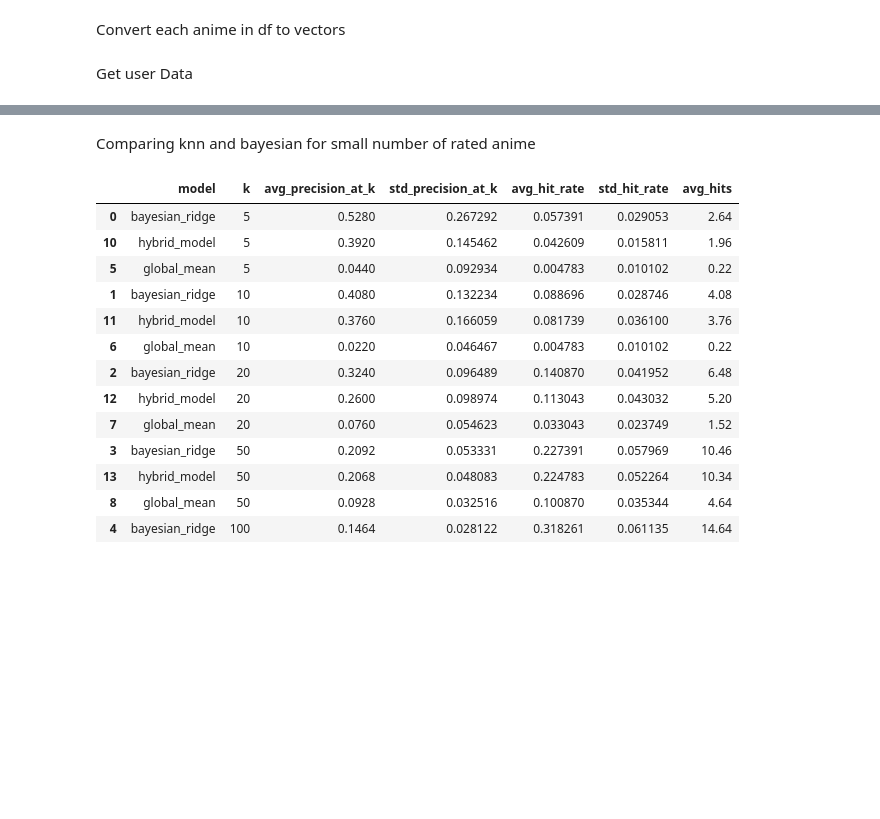
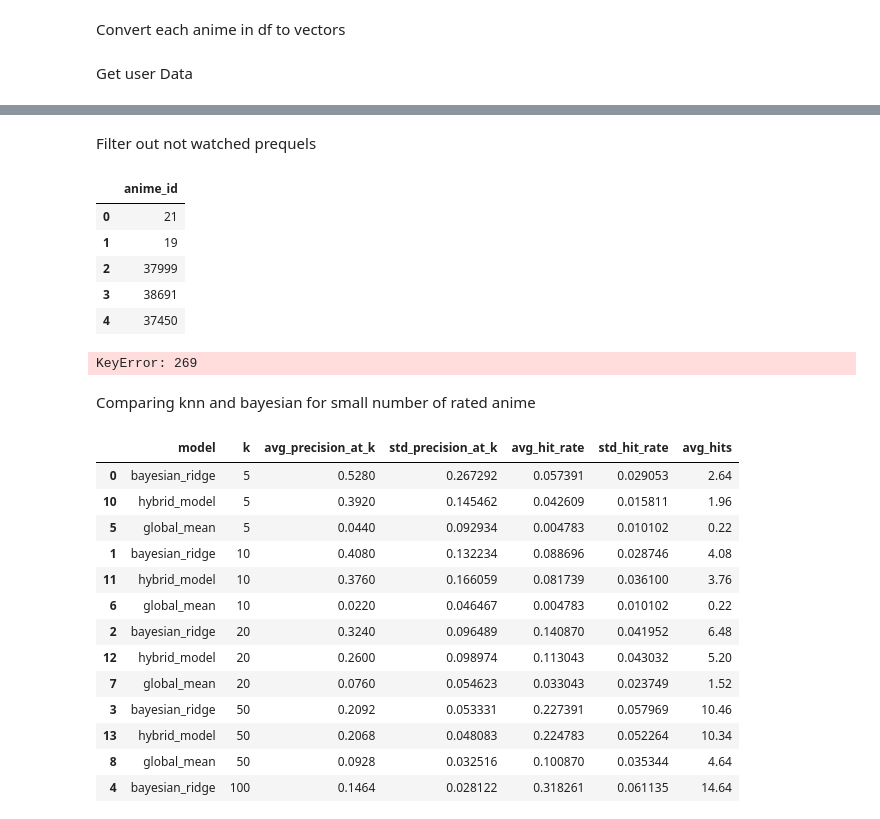
Before and after one commit to sidmetikala-dev/anirec_v2, a Jupyter notebook: experimentation.ipynb, the cells around one changed output, grey strips where cells are left out. Saved outputs shown, nothing was run; the diff lists cells and outputs as text; code cells hidden in the pictures; blank space fills up the shorter version.

```diff
--- a/experimentation.ipynb
+++ b/experimentation.ipynb
@@ -149,3 +170,43 @@ list(bayesian_rec.get_recs().head(5))
+# %% [markdown]
+Filter out not watched prequels
+# %%
+top_k = 5
+ids = list(recs['anime_id'])
+
+def check_prequel(anime_id):
+    related_animes = anime_data[str(anime_id)].get("related_anime", [])
+
+    prequel_ids = [
+        related_anime["node"]["id"]
+        for related_anime in related_animes
+        if related_anime.get("relation_type") == "prequel"
+    ]
+
+    if not prequel_ids:
+        return True
+
+    return all(prequel_id in user_scores for prequel_id in prequel_ids)
+
+valid_recs = []
+for id in ids:
+    if len(valid_recs) >= top_k:
+        break
+    if check_prequel(id):
+        valid_recs.append({"anime_id":id})
+
+valid_recs = pd.DataFrame(valid_recs)
+valid_recs
+# %% [output]
+|  | anime_id |
+| 0 | 21 |
+| 1 | 19 |
+| 2 | 37999 |
+| 3 | 38691 |
+| 4 | 37450 |
+# %%
+user_scores[269]
+# %% [output]
+KeyError: 269
 # %% [markdown]
 Comparing knn and bayesian for small number of rated anime
 # %%
```
Also changed, not shown: parts of 4 cells of this notebook, 3 other files.
